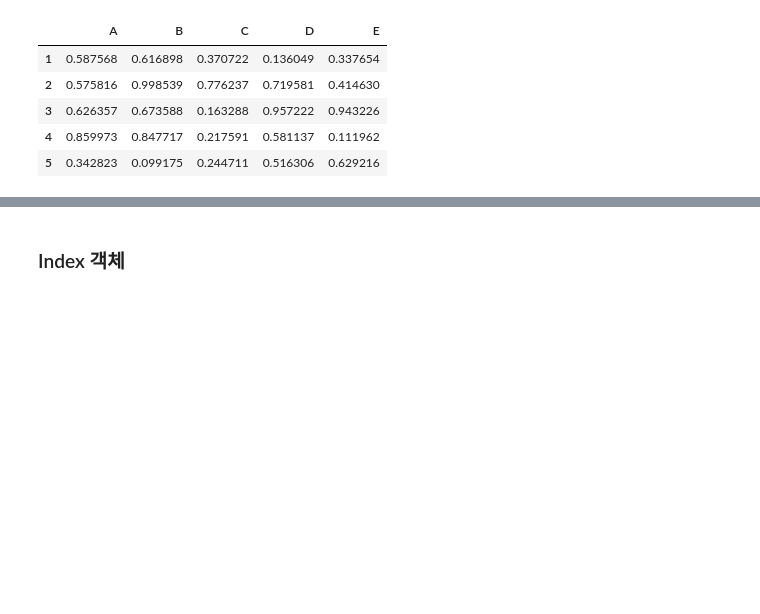
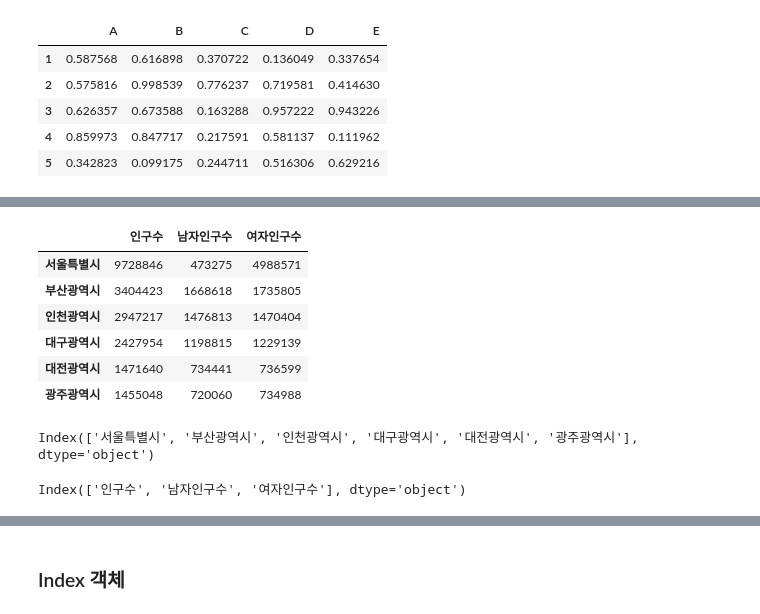
Before and after one commit to hyeonniii/NLP, a Jupyter notebook: _Pandas_한번에_제대로_배우기.ipynb, the cells around one changed output, grey strips where cells are left out. Cells and saved outputs as stored; diff of their text form; code cells hidden in the pictures; blank space fills up the shorter version.

```diff
--- a/_Pandas_한번에_제대로_배우기.ipynb
+++ b/_Pandas_한번에_제대로_배우기.ipynb
@@ -154,4 +154,6 @@ pd.DataFrame(np.random.rand(5,5),columns=['A','B','C','D','E'], index=[1,2,3,4,5
 | 4 | 0.859973 | 0.847717 | 0.217591 | 0.581137 | 0.111962 |
 | 5 | 0.342823 | 0.099175 | 0.244711 | 0.516306 | 0.629216 |
 # %%
-male_tuple = {'서울특별시':473275,'부산광역시':1668618,'인천광역시':1476813,'대구광역시':11988,'대전광역시':1471640,'광주광역시':1455048}
+male_tuple = {'서울특별시':473275,'부산광역시':1668618,'인천광역시':1476813,'대구광역시':1198815,'대전광역시':734441,'광주광역시':720060}
+male = pd.Series(male_tuple)
+male
@@ -157,0 +168,4 @@ male_tuple = {'서울특별시':473275,'부산광역시':1668618,'인천광역
+# %%
+female_tuple = {'서울특별시':4988571,'부산광역시':1735805,'인천광역시':1470404,'대구광역시':1229139,'대전광역시':736599,'광주광역시':734988}
+female = pd.Series(female_tuple)
+female
@@ -157,0 +180,19 @@ male_tuple = {'서울특별시':473275,'부산광역시':1668618,'인천광역
+# %%
+korea_df = pd.DataFrame({'인구수':population,'남자인구수':male,'여자인구수':female})
+korea_df
+# %% [output]
+|  | 인구수 | 남자인구수 | 여자인구수 |
+| 서울특별시 | 9728846 | 473275 | 4988571 |
+| 부산광역시 | 3404423 | 1668618 | 1735805 |
+| 인천광역시 | 2947217 | 1476813 | 1470404 |
+| 대구광역시 | 2427954 | 1198815 | 1229139 |
+| 대전광역시 | 1471640 | 734441 | 736599 |
+| 광주광역시 | 1455048 | 720060 | 734988 |
+# %%
+korea_df.index
+# %% [output]
+Index(['서울특별시', '부산광역시', '인천광역시', '대구광역시', '대전광역시', '광주광역시'], dtype='object')
+# %%
+korea_df.columns
+# %% [output]
+Index(['인구수', '남자인구수', '여자인구수'], dtype='object')
```
Also changed, not shown: parts of 16 cells of this notebook.
